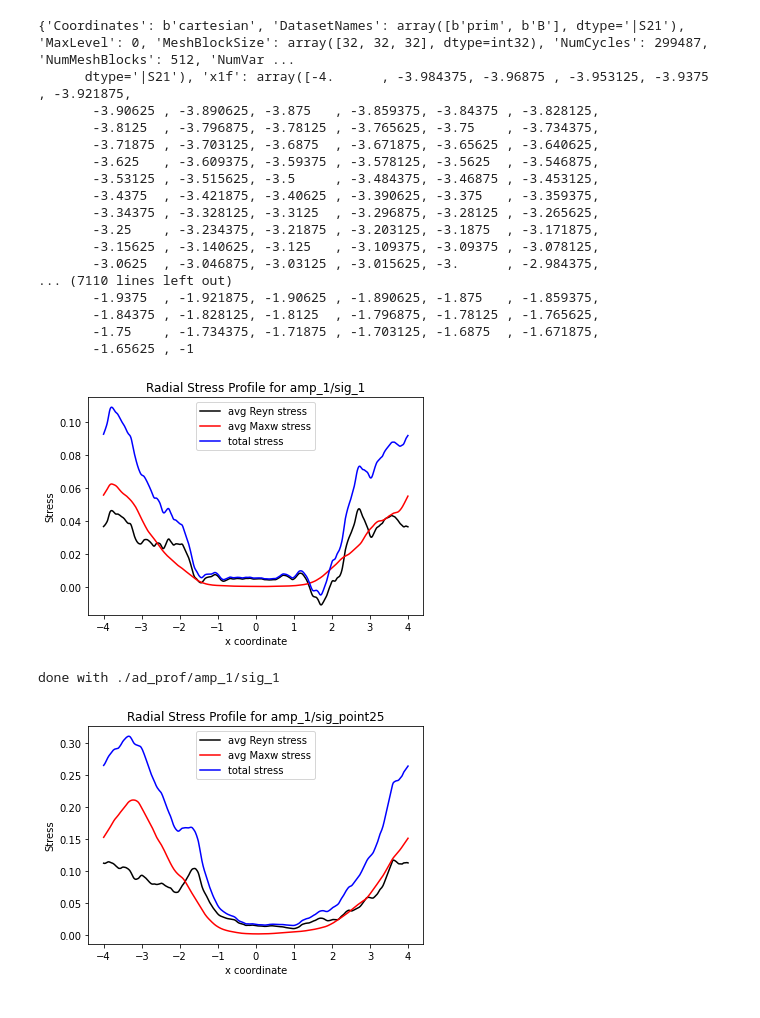
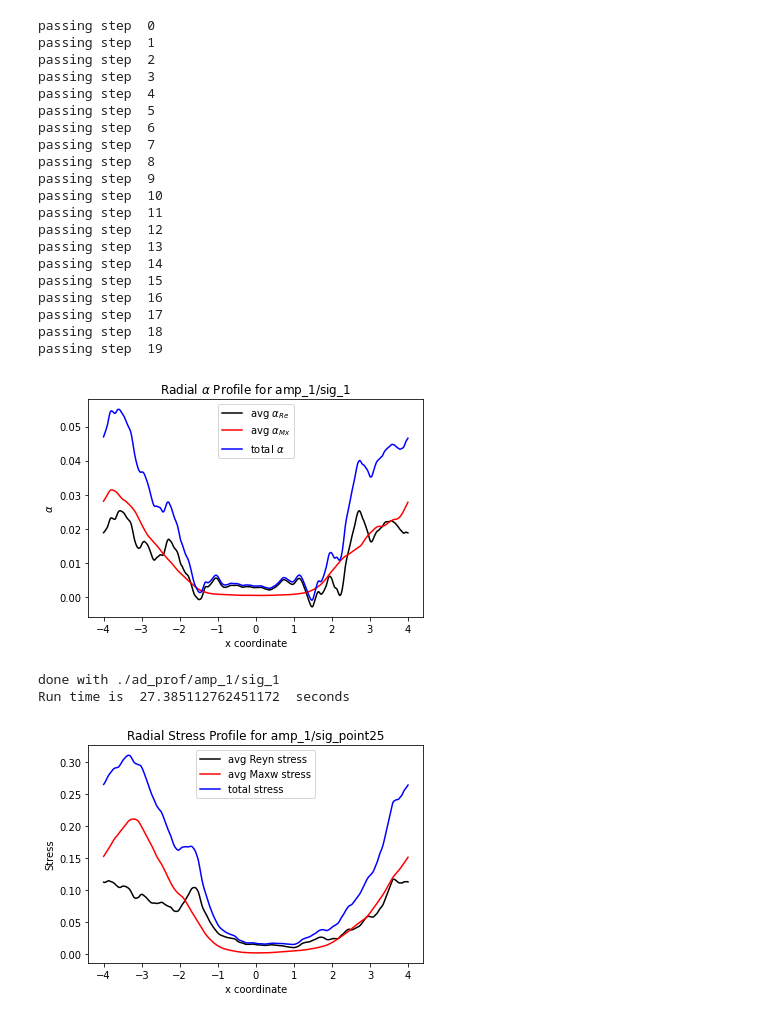
Before and after one commit to asmohov/ppd, a Jupyter notebook: oned_profiles.ipynb, the cells around one changed output. Cells and saved outputs as stored; diff of their text form; code cells hidden in the pictures.

```diff
--- a/oned_profiles.ipynb
+++ b/oned_profiles.ipynb
@@ -1,5 +1,6 @@
 # %%
 import sys
+import time
 sys.path.append('~/athena-public-version/vis/python/')
 #sys.path.append('~/.local/lib/python3.8/site-packages/')
 sys.path.append('~/working')
@@ -12,12 +13,12 @@ import matplotlib as mpl
 #import athinput.hgb as athin
 import athena_read
 
-def oned_stress_profile(file_name):
+def oned_alpha_profile(file_name):
     #print('current file is :'+file_name)
     title=file_name[10:-20]
     title = '1-D stress radial profile for ' +title
     data = athena_read.athdf(file_name)
-    print(data)
+    #print(data)
     #for 8x8x1 scale height box, with cubic cells, needs to be adjusted for other sizes
     side_length = 1/len(data['x3v'])
     #print(side_length,' side length')
@@ -63,61 +64,69 @@ def oned_stress_profile(file_name):
     #plt.title(title)
     #plt.show()
     #plt.plot(range(512),reyn)
     return(reyn,maxw)
 
 #print(oned_stress_profile('./ad_prof/amp_1/sig_1/HGB.out2.00100.athdf'))
 #iterate over last 10 outputs
-def avg_stress_prof(file_path):
+def avg_alpha_prof(file_path):
     prof_list_reyn = []
     prof_list_maxw = []
     x_arr = np.linspace(-4,4,512)
-    for i in range(10):
+    for i in range(20):
+        print('passing step ',i)
         if i == 0:
             fname = file_path+'/HGB.out2.00100.athdf'
         else:
             fname = file_path+'/HGB.out2.000'+str(100-i)+'.athdf'
         lbl = str(100-i)
-        reyn_list,maxw_list=oned_stress_profile(fname)
+        reyn_list,maxw_list=oned_alpha_profile(fname)
         prof_list_reyn.append(reyn_list)
         prof_list_maxw.append(maxw_list)
     #convert to numpy
     prof_list_reyn = np.array(prof_list_reyn)
     prof_list_maxw = np.array(prof_list_maxw)
     #plt.plot(x_arr,prof_list[i],color = 'c')
 
     prof_avg_reyn = np.sum(prof_list_reyn,axis=0)/len(prof_list_reyn)
     prof_avg_maxw = np.sum(prof_list_maxw,axis=0)/len(prof_list_maxw)
-    plt.plot(x_arr,prof_avg_reyn,label='avg Reyn stress',color = 'k')
-    plt.plot(x_arr,prof_avg_maxw,label='avg Maxw stress',color = 'r')
-    plt.plot(x_arr,(prof_avg_maxw+prof_avg_reyn),label='total stress',color='b')
+    plt.plot(x_arr,prof_avg_reyn,label='avg $\\alpha_{Re}$',color = 'k')
+    plt.plot(x_arr,prof_avg_maxw,label='avg $\\alpha_{Mx}$',color = 'r')
+    plt.plot(x_arr,(prof_avg_maxw+prof_avg_reyn),label='total $\\alpha$',color='b')
     plt.legend()
     plt.xlabel('x coordinate')
-    plt.ylabel('Stress')
-    title = 'Radial Stress Profile for '+file_path[10:]
+    plt.ylabel('$\\alpha$')
+    title = 'Radial $\\alpha$ Profile for '+file_path[10:]
     plt.title(title)
     plt.show()
     return('done with '+file_path)
-print(avg_stress_prof('./ad_prof/amp_1/sig_1'))
+
+start=time.time()
+print(avg_alpha_prof('./ad_prof/amp_1/sig_1'))
+print('Run time is ',(time.time()-start),' seconds' )
 # %% [output]
-{'Coordinates': b'cartesian', 'DatasetNames': array([b'prim', b'B'], dtype='|S21'), 'MaxLevel': 0, 'MeshBlockSize': array([32, 32, 32], dtype=int32), 'NumCycles': 299487, 'NumMeshBlocks': 512, 'NumVar ...
-      dtype='|S21'), 'x1f': array([-4.      , -3.984375, -3.96875 , -3.953125, -3.9375  , -3.921875,
-       -3.90625 , -3.890625, -3.875   , -3.859375, -3.84375 , -3.828125,
-       -3.8125  , -3.796875, -3.78125 , -3.765625, -3.75    , -3.734375,
-       -3.71875 , -3.703125, -3.6875  , -3.671875, -3.65625 , -3.640625,
-       -3.625   , -3.609375, -3.59375 , -3.578125, -3.5625  , -3.546875,
-       -3.53125 , -3.515625, -3.5     , -3.484375, -3.46875 , -3.453125,
-       -3.4375  , -3.421875, -3.40625 , -3.390625, -3.375   , -3.359375,
-       -3.34375 , -3.328125, -3.3125  , -3.296875, -3.28125 , -3.265625,
-       -3.25    , -3.234375, -3.21875 , -3.203125, -3.1875  , -3.171875,
-       -3.15625 , -3.140625, -3.125   , -3.109375, -3.09375 , -3.078125,
-       -3.0625  , -3.046875, -3.03125 , -3.015625, -3.      , -2.984375,
-... (7110 lines left out)
-       -1.9375  , -1.921875, -1.90625 , -1.890625, -1.875   , -1.859375,
-       -1.84375 , -1.828125, -1.8125  , -1.796875, -1.78125 , -1.765625,
-       -1.75    , -1.734375, -1.71875 , -1.703125, -1.6875  , -1.671875,
-       -1.65625 , -1
+passing step  0
+passing step  1
+passing step  2
+passing step  3
+passing step  4
+passing step  5
+passing step  6
+passing step  7
+passing step  8
+passing step  9
+passing step  10
+passing step  11
+passing step  12
+passing step  13
+passing step  14
+passing step  15
+passing step  16
+passing step  17
+passing step  18
+passing step  19
-[figure, old version]
+[figure, new version]
 done with ./ad_prof/amp_1/sig_1
+Run time is  27.385112762451172  seconds
 # %%
 #iteration over all the Am=1 cases
 file_name_list = [
```
Also changed, not shown: 3 other files.
